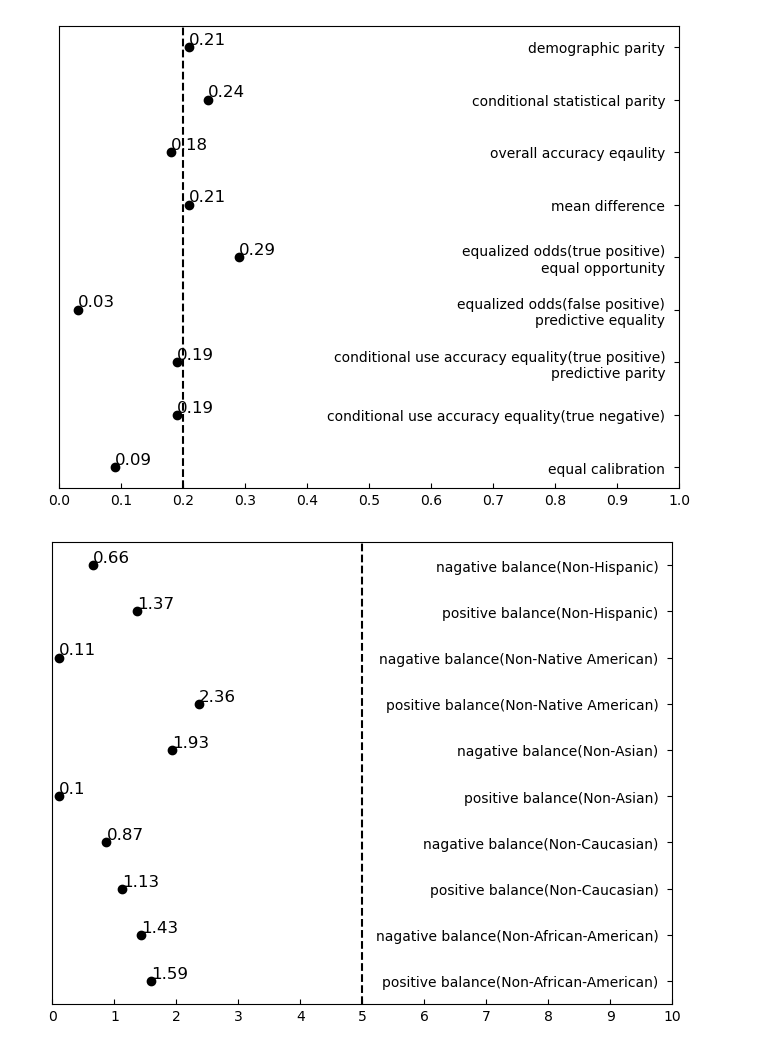
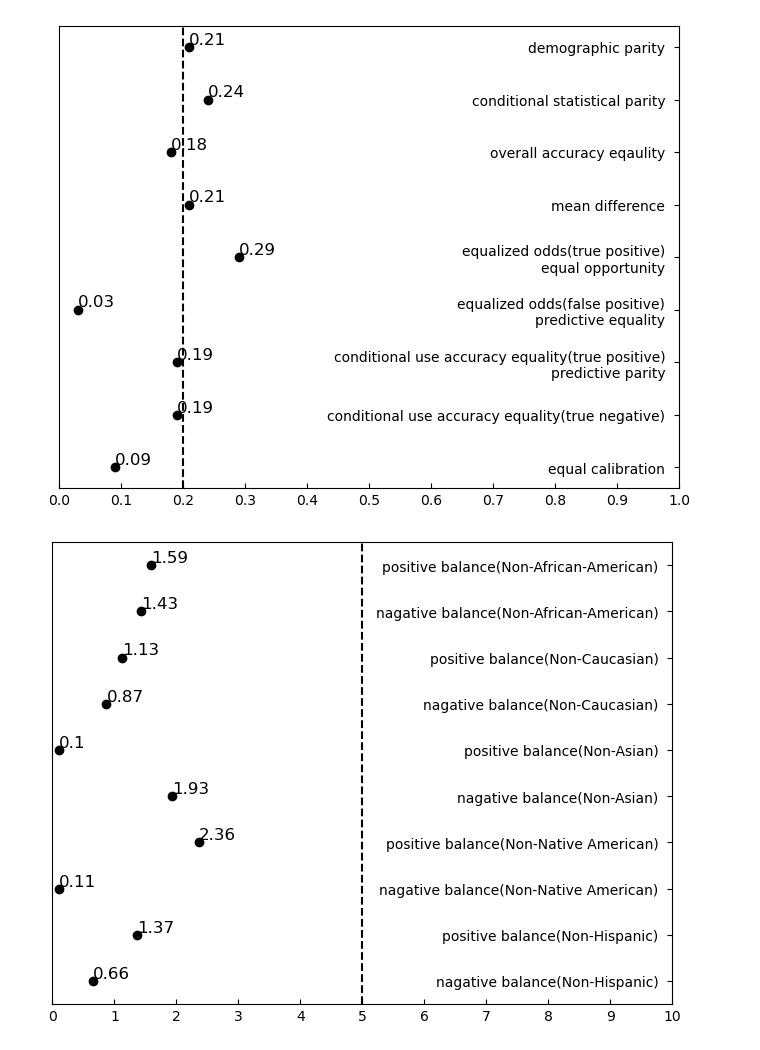
Before and after one commit to RexYuan/Shu, a Jupyter notebook: paper/images/plot.ipynb, the cells around one changed output. Saved outputs shown, nothing was run; the diff lists cells and outputs as text; code cells hidden in the pictures.

Commit message:
Added all plots

```diff
--- a/paper/images/plot.ipynb
+++ b/paper/images/plot.ipynb
@@ -232,6 +232,7 @@ data = [(1.59, 'positive balance(Non-African-American)'),
         (0.11, 'nagative balance(Non-Native American)'),
         (1.37, 'positive balance(Non-Hispanic)'),
         (0.66, 'nagative balance(Non-Hispanic)'),]
+data.reverse()
 
 x = [point[0] for point in data]
 y = [point[1] for point in data]
@@ -239,31 +240,31 @@ y = [point[1] for point in data]
 plt.figure(figsize=(8, 6))
 plt.scatter(x, y, color='black')
 
 plt.xlim(0, 10)
 plt.xticks([i for i in range(11)])
 
 plt.ylim(-0.5, len(y)-0.5)
 
 ax = plt.gca()
 ax.yaxis.tick_right()
 ax.yaxis.set_tick_params(pad=-10)
 for label in ax.get_yticklabels():
     label.set_ha('right')
 ax.tick_params(axis='both', direction='in')
 
 plt.axvline(x=5, color='black', linestyle='--')
 
 for i, txt in enumerate(x):
     if txt < 0.0001:
         precision = -math.floor(math.log10(abs(txt)))
         txt = f'{txt:.{precision}f}'
     else:
         txt = str(txt)
     plt.text(x[i], y[i], txt, color='black', fontsize=12, ha='left', va='bottom')
 
 # plt.title('Fairness Measures of ProPublica COMPAS dataset\nPrivileged Group: Non-African-American', loc='center')
 
 # Show plot
 plt.savefig("race balance.pdf", bbox_inches='tight')
 # %% [output]
-[figure, old version]
+[figure, new version]
```
Also changed, not shown: parts of 6 cells of this notebook, 9 other files.
